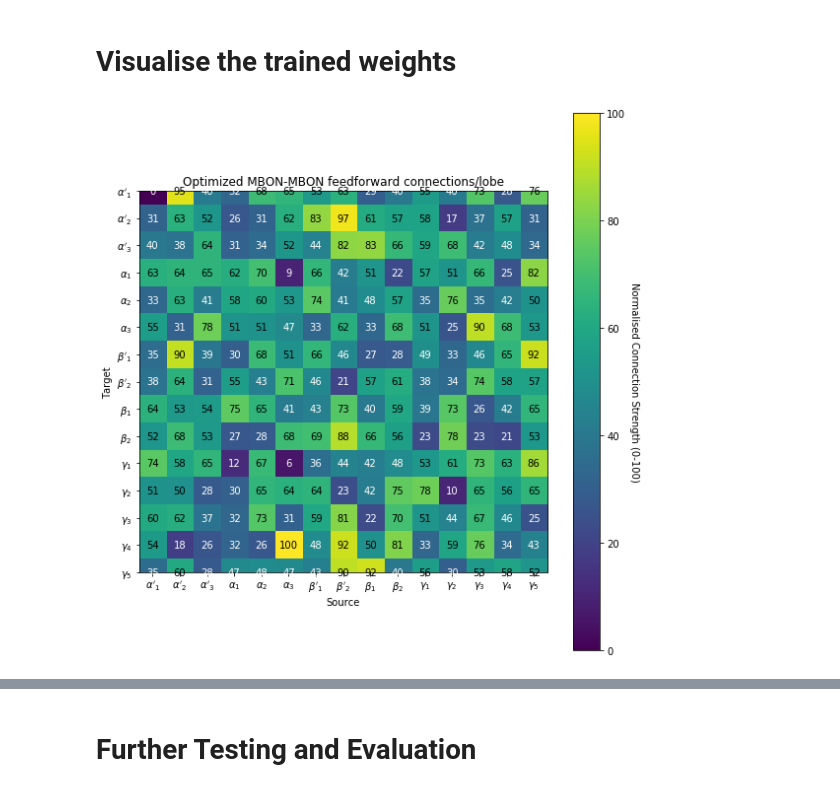
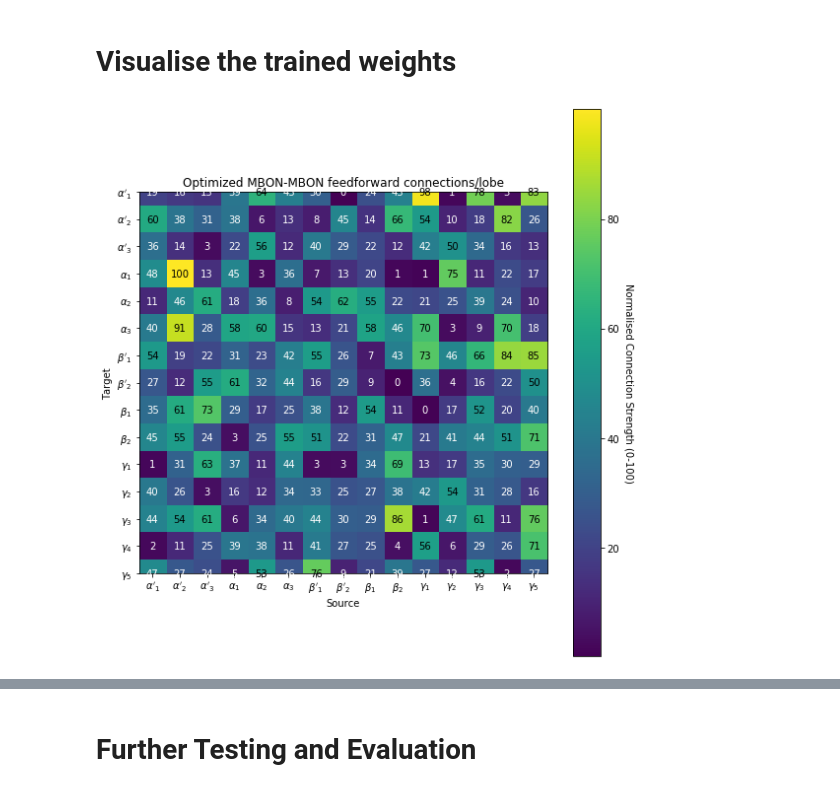
Before and after one commit to Jake-Jay/mushroom-body-models, a Jupyter notebook: RNN/train_rnn.ipynb, the cells around one changed output, grey strips where cells are left out. Drawn from its saved outputs; the diff is of its cells as text; code cells hidden in the pictures.

```diff
--- a/RNN/train_rnn.ipynb
+++ b/RNN/train_rnn.ipynb
@@ -21,12 +23,0 @@ The autoreload extension is already loaded. To reload it, use:
-# %%
-dataset = MushroomBodyDataset()
-
-print(f'Datum shape for input and output is (timesteps, neurons): {dataset[0]["dan"].shape}')
-
-fig, axs = plt.subplots(1,2)
-axs[0].plot(dataset[0]["dan"][:,0])
-axs[0].set_title('DAN timeseries')
-axs[1].plot(dataset[0]["mbon"][:,0])
-axs[1].set_title('MBON timeseries')
-plt.tight_layout()
-plt.show()
@@ -57,10 +46,10 @@ Test dataset size: 1800
 # Hyperparams
 # %%
 hparams = {
-    'batch_size': 8,
-    'lr': 0.00005,
+    'batch_size': 64,
+    'lr': 0.0001,
     'non_linearity': 'tanh',
-    'max_epochs': 20,
+    'max_epochs': 25,
     'min_epochs': 1
 }
 # %% [markdown]
@@ -184,0 +182,14 @@ trainer.fit(model, train_dataloader, val_dataloader)
+# %%
+# Load model for inference using:
+
+MODEL_PATH = Path('../models/rnn_av.pt')
+
+model = NeuralRNNModule(
+    masked=False,                          # if using masks for Wxh and Whh
+    lr=hparams['lr'],                      # learning rate
+    input_dim=15,                          # input dim
+    hidden_dim=15,                         # hidden dim
+    non_linearity=hparams['non_linearity'] # relu or tanh
+)
+model.load_state_dict(torch.load(MODEL_PATH))
+model.eval()
@@ -205,12 +225,14 @@ def normalise(m):
     return m / m.max()
 # %%
 # multiply by 100 for visulisation purposes
-M = normalise(model.rnn.W_hh.weight.detach().numpy()) * 100
+M = normalise(np.abs(
+        model.rnn.W_hh.weight.detach().numpy())
+    )* 100
 plot_matrix(
     M,
     greek_lobes,
     'Optimized MBON-MBON feedforward connections/lobe',
     'Normalised Connection Strength (0-100)'
 )
 # %% [output]
-[figure, old version]
+[figure, new version]
```
Also changed, not shown: parts of 31 cells of this notebook, 4 other files.
